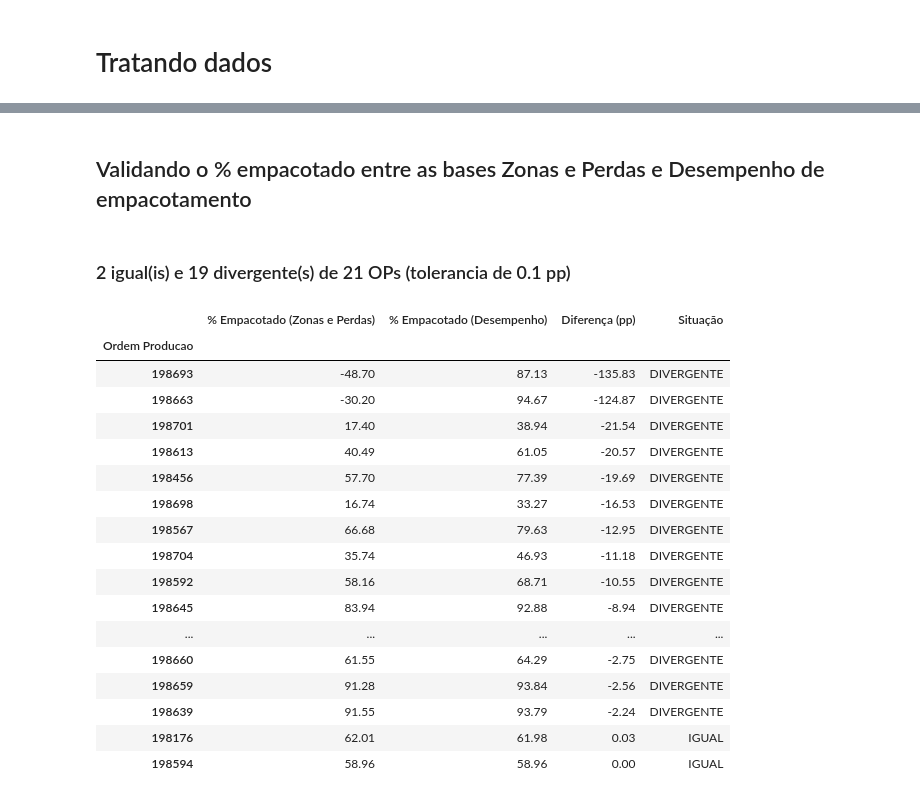
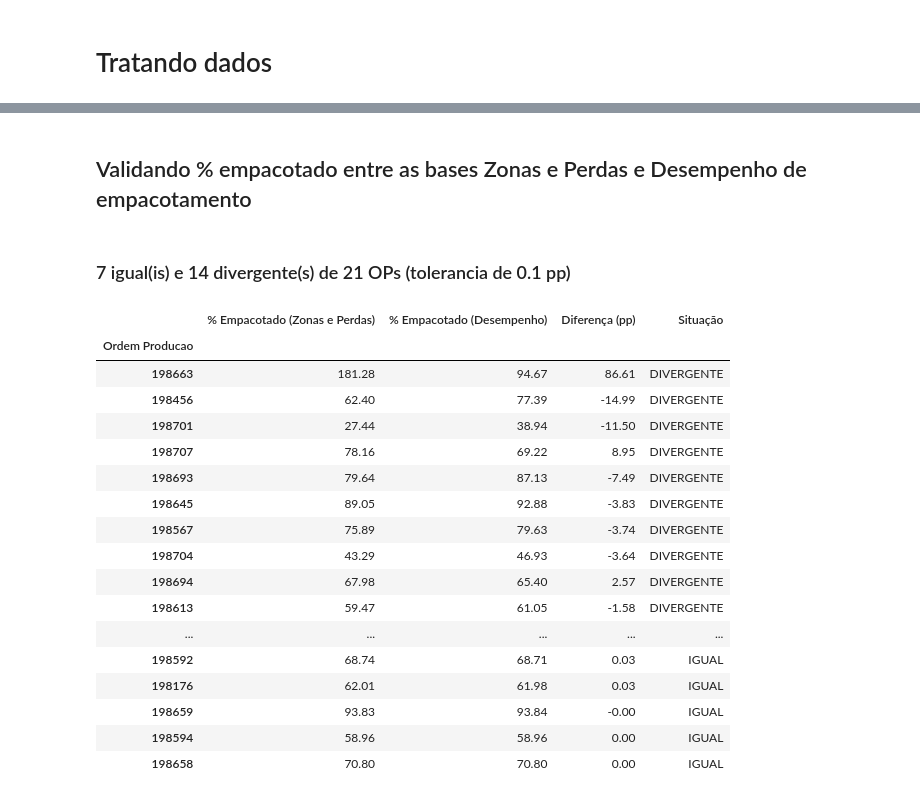
Before and after one commit to lucasz-g/aut-producao-wheaton, a Jupyter notebook: analytics/notebooks/005_entry_zones.ipynb, the cells around one changed output, grey strips where cells are left out. Cells and saved outputs as stored; diff of their text form; code cells hidden in the pictures.

```diff
--- a/analytics/notebooks/005_entry_zones.ipynb
+++ b/analytics/notebooks/005_entry_zones.ipynb
@@ -75,3 +121,0 @@ Index(['Data Wheaton (dia)', 'Forno', 'Maquina', 'Prefixo', 'Ordem Producao',
-# %%
-'''# filtrando df para ter apenas linhas cuja Zona e um percentual
-df = df[df['Zonas'].str.contains('%')]'''
@@ -153,0 +122,7 @@ display(df)
+# %%
+# verificando valores unicos de Entradas / Perdas
+display(df['Entradas / Perdas'].value_counts())
+
+# filtrando apenas Entradas / Perdas em quantidade (descartando as percentuais)
+df = df[~df['Entradas / Perdas'].str.startswith('%', na=False)].copy()
+display(df['Entradas / Perdas'].value_counts())
@@ -322,21 +567,30 @@ for op in ops_inconsistentes:
 # grafico 1: cascata (waterfall), um plot para cada OP do dataframe
 # obs: o plotly.express nao tem waterfall, esse tipo so existe no graph_objects (go)
 
+# os valores sao plotados exatamente como vieram da base, sem nenhum tratamento
+
+# visao larga (uma linha por OP)
+# 'Perdas Total AQ' e 'Perdas total AF' ficam de fora por serem subtotais das perdas
+# individuais: se entrassem, a mesma perda apareceria duas vezes na cascata
+qtd_op = df_perdas_tratadas.pivot_table(
+    index='Ordem Producao', columns='Entradas / Perdas', values='Qtd Frascos', aggfunc='sum'
+)
+
 # cada etapa com o seu papel na cascata:
-#   absolute = ponto de partida | relative = perda | total = ponto de medicao (subtotal)
-# no acabamento final ha duas rejeicoes: 'Perdas EA' pela maquina automatizada
-# e 'Rejeito total AF' manual, feita por pessoas
+#   absolute = valor lido direto da base | relative = variacao somada ao acumulado
+# os pontos de medicao usam 'absolute' para que a barra mostre o valor gravado na base,
+# e nao a soma que o plotly calcularia por conta propria
 etapas_cascata = [
     ('Qtd Gotas Cortadas', 'absolute'),
     ('Paradas de seção', 'relative'),
-    ('Rejeito seções', 'relative'),
+    ('Perdas seções rejeito', 'relative'),
     ('Perdas Maq-Rec', 'relative'),
-    ('Qtd Entrada Recoz.', 'total'),
+    ('Qtd Entrada Recoz.', 'absolute'),
     ('Perdas Recozimento', 'relative'),
-    ('Qtd Entrada AF', 'total'),
+    ('Qtd Entrada AF', 'absolute'),
     ('Perdas EA', 'relative'),
-    ('Rejeito total AF', 'relative'),
-    ('Qtd Empacotado', 'total'),
+    ('Perdas EM', 'relative'),
+    ('Qtd Empacotado', 'absolute'),
 ]
 
 etapas = [etapa for etapa, _ in etapas_cascata]
@@ -344,12 +598,8 @@ medidas = [medida for _, medida in etapas_cascata]
 
 for op in qtd_op.index:
     valores = [qtd_op.loc[op, etapa] for etapa in etapas]
-    rendimento = qtd_op.loc[op, 'Qtd Empacotado'] / qtd_op.loc[op, 'Qtd Gotas Cortadas'] * 100
 
-    # OPs com ponto de medicao negativo seguem com dado corrompido na origem
-    alerta = '' if (qtd_op.loc[op, zonas_medicao] >= 0).all() else '  **(dado inconsistente na origem)**'
-
-    display(Markdown(f'### OP {op} — rendimento {rendimento:.1f}%{alerta}'))
+    display(Markdown(f'### OP {op}'))
 
     fig = go.Figure(go.Waterfall(
         orientation='v',
@@ -375,7 +625,4 @@ for op in qtd_op.index:
 
     fig.show()
     print()
-
-# o grafico seguinte usa apenas as OPs com os pontos de medicao consistentes
-qtd_op_valida = qtd_op[(qtd_op[zonas_medicao] >= 0).all(axis=1)]
 # %% [output]
@@ -470,10 +642,11 @@ print()
 # %% [markdown]
-## Validando o % empacotado entre as bases Zonas e Perdas e Desempenho de empacotamento
+## Validando % empacotado entre as bases Zonas e Perdas e Desempenho de empacotamento
 # %%
 # comparando o % empacotado por OP entre as duas bases
 
 # a base de desempenho traz o percentual em fracao (0.87 = 87%), por isso o *100
 desempenho_pct = df_desemp_emp_diario.set_index('OP Vertech')['Empacotado %'] * 100
+desempenho_pct.index = desempenho_pct.index.astype(str)
 
 # na base de zonas o percentual e calculado: (Qtd Empacotado / Qtd Gotas Cortadas) * 100
 zonas_pct = qtd_op['Qtd Empacotado'] / qtd_op['Qtd Gotas Cortadas'] * 100
@@ -494,47 +667,47 @@ comparacao['Diferença (pp)'] = (
 # tolerancia em pontos percentuais, para absorver arredondamento entre os sistemas
 tolerancia_pp = 0.1
 
 comparacao['Situação'] = 'DIVERGENTE'
 comparacao.loc[comparacao['Diferença (pp)'].abs() <= tolerancia_pp, 'Situação'] = 'IGUAL'
 comparacao.loc[comparacao['Diferença (pp)'].isna(), 'Situação'] = 'SEM PAR'
 
 # maiores divergencias primeiro
 comparacao = comparacao.sort_values('Diferença (pp)', key=abs, ascending=False).round(2)
 
 qtd_iguais = int((comparacao['Situação'] == 'IGUAL').sum())
 qtd_divergentes = int((comparacao['Situação'] == 'DIVERGENTE').sum())
 
 display(Markdown(
     f'### {qtd_iguais} igual(is) e {qtd_divergentes} divergente(s) de {len(comparacao)} OPs '
     f'(tolerancia de {tolerancia_pp} pp)'
 ))
 display(comparacao)
 print()
 
 if len(so_em_zonas) or len(so_em_desempenho):
     display(Markdown('### OPs sem par entre as bases'))
     display(pd.DataFrame({
         'Ordem Producao': list(so_em_zonas) + list(so_em_desempenho),
         'Presente apenas em': ['Zonas e Perdas'] * len(so_em_zonas) + ['Desempenho'] * len(so_em_desempenho),
     }))
     print()
 # %% [output]
-### 2 igual(is) e 19 divergente(s) de 21 OPs (tolerancia de 0.1 pp)
+### 7 igual(is) e 14 divergente(s) de 21 OPs (tolerancia de 0.1 pp)
 |  | % Empacotado (Zonas e Perdas) | % Empacotado (Desempenho) | Diferença (pp) | Situação |
 | Ordem Producao |  |  |  |  |
-| 198693 | -48.70 | 87.13 | -135.83 | DIVERGENTE |
-| 198663 | -30.20 | 94.67 | -124.87 | DIVERGENTE |
-| 198701 | 17.40 | 38.94 | -21.54 | DIVERGENTE |
-| 198613 | 40.49 | 61.05 | -20.57 | DIVERGENTE |
-| 198456 | 57.70 | 77.39 | -19.69 | DIVERGENTE |
-| 198698 | 16.74 | 33.27 | -16.53 | DIVERGENTE |
-| 198567 | 66.68 | 79.63 | -12.95 | DIVERGENTE |
-| 198704 | 35.74 | 46.93 | -11.18 | DIVERGENTE |
-| 198592 | 58.16 | 68.71 | -10.55 | DIVERGENTE |
-| 198645 | 83.94 | 92.88 | -8.94 | DIVERGENTE |
+| 198663 | 181.28 | 94.67 | 86.61 | DIVERGENTE |
+| 198456 | 62.40 | 77.39 | -14.99 | DIVERGENTE |
+| 198701 | 27.44 | 38.94 | -11.50 | DIVERGENTE |
+| 198707 | 78.16 | 69.22 | 8.95 | DIVERGENTE |
+| 198693 | 79.64 | 87.13 | -7.49 | DIVERGENTE |
+| 198645 | 89.05 | 92.88 | -3.83 | DIVERGENTE |
+| 198567 | 75.89 | 79.63 | -3.74 | DIVERGENTE |
+| 198704 | 43.29 | 46.93 | -3.64 | DIVERGENTE |
+| 198694 | 67.98 | 65.40 | 2.57 | DIVERGENTE |
+| 198613 | 59.47 | 61.05 | -1.58 | DIVERGENTE |
 | ... | ... | ... | ... | ... |
-| 198660 | 61.55 | 64.29 | -2.75 | DIVERGENTE |
-| 198659 | 91.28 | 93.84 | -2.56 | DIVERGENTE |
-| 198639 | 91.55 | 93.79 | -2.24 | DIVERGENTE |
+| 198592 | 68.74 | 68.71 | 0.03 | IGUAL |
 | 198176 | 62.01 | 61.98 | 0.03 | IGUAL |
+| 198659 | 93.83 | 93.84 | -0.00 | IGUAL |
 | 198594 | 58.96 | 58.96 | 0.00 | IGUAL |
+| 198658 | 70.80 | 70.80 | 0.00 | IGUAL |
```
Also changed, not shown: parts of 36 cells of this notebook, 3 other files.
